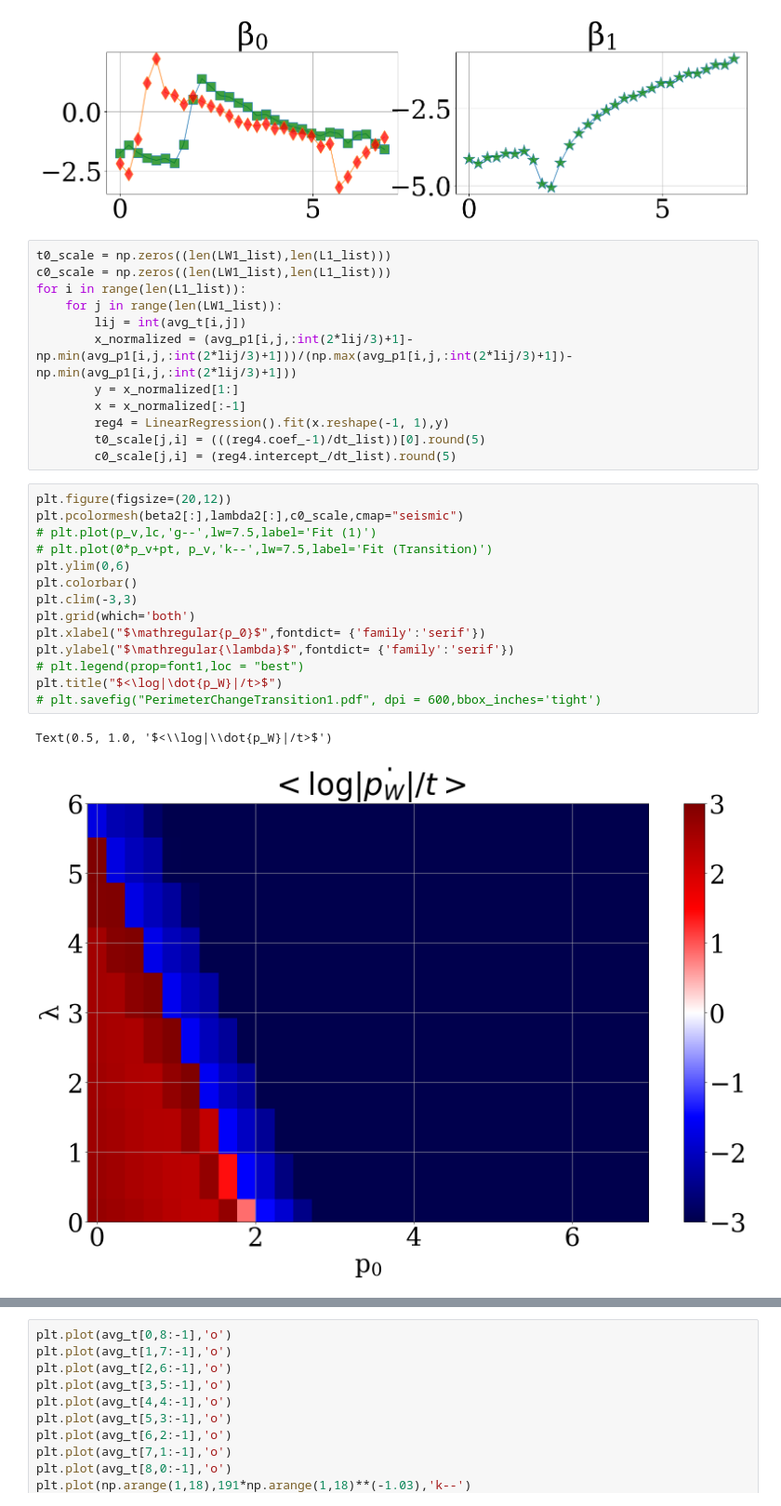
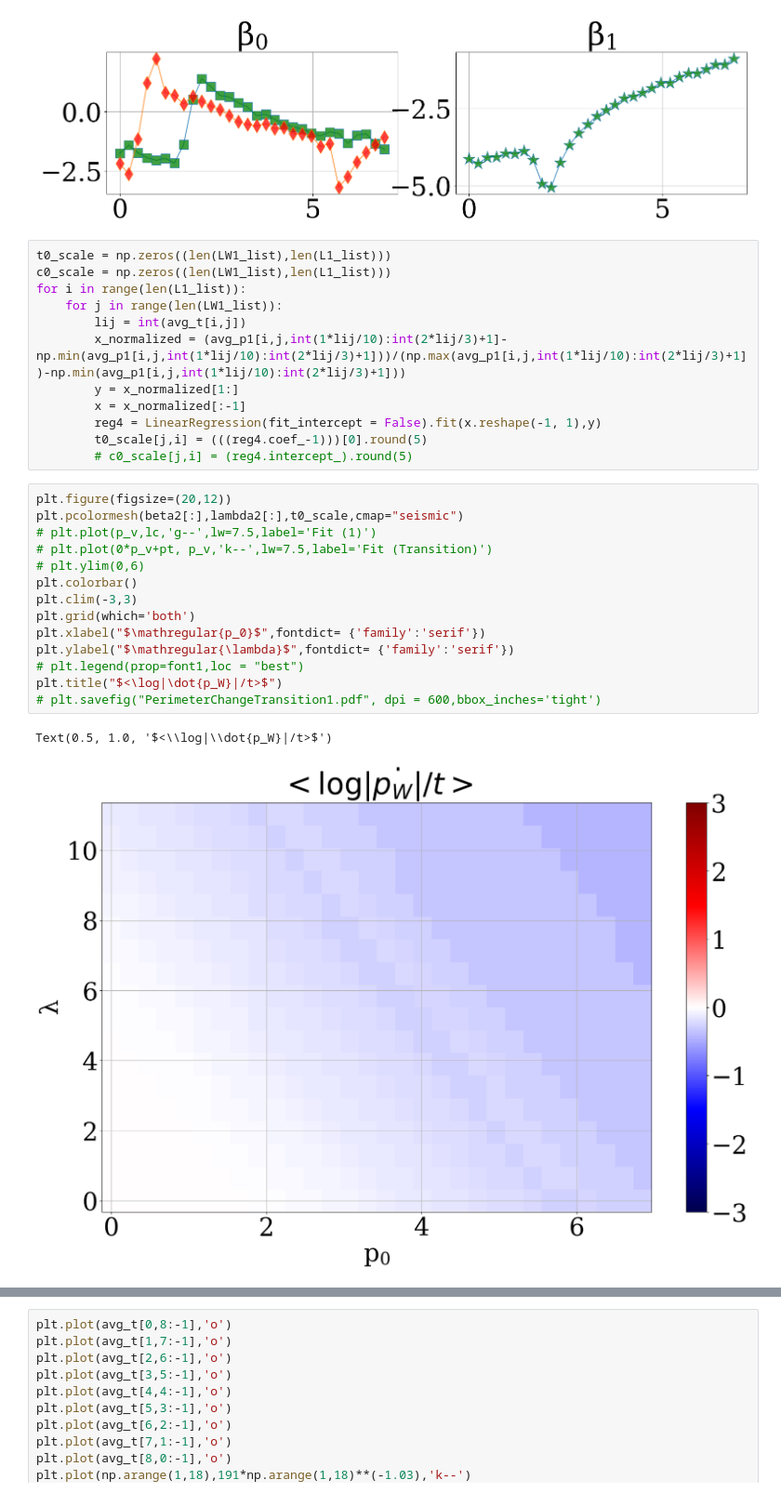
Before and after one commit to rafaelalmada240/tissuemodel101, a Jupyter notebook: model108/AnalyzeClosureLambdaBetaTrajectory.ipynb, the cells around one changed output, grey strips where cells are left out. Shown at 93% size. Saved outputs shown, nothing was run; the diff lists cells and outputs as text.

```diff
--- a/model108/AnalyzeClosureLambdaBetaTrajectory.ipynb
+++ b/model108/AnalyzeClosureLambdaBetaTrajectory.ipynb
@@ -248,26 +249,26 @@ c0_scale = np.zeros((len(LW1_list),len(L1_list)))
 for i in range(len(L1_list)):
     for j in range(len(LW1_list)):
         lij = int(avg_t[i,j])
-        x_normalized = (avg_p1[i,j,:int(2*lij/3)+1]-np.min(avg_p1[i,j,:int(2*lij/3)+1]))/(np.max(avg_p1[i,j,:int(2*lij/3)+1])-np.min(avg_p1[i,j,:int(2*lij/3)+1]))
+        x_normalized = (avg_p1[i,j,int(1*lij/10):int(2*lij/3)+1]-np.min(avg_p1[i,j,int(1*lij/10):int(2*lij/3)+1]))/(np.max(avg_p1[i,j,int(1*lij/10):int(2*lij/3)+1])-np.min(avg_p1[i,j,int(1*lij/10):int(2*lij/3)+1]))
         y = x_normalized[1:]
         x = x_normalized[:-1]
-        reg4 = LinearRegression().fit(x.reshape(-1, 1),y)
-        t0_scale[j,i] = (((reg4.coef_-1)/dt_list))[0].round(5)
-        c0_scale[j,i] = (reg4.intercept_/dt_list).round(5)
+        reg4 = LinearRegression(fit_intercept = False).fit(x.reshape(-1, 1),y)
+        t0_scale[j,i] = (((reg4.coef_-1)))[0].round(5)
+        # c0_scale[j,i] = (reg4.intercept_).round(5)
 # %%
 plt.figure(figsize=(20,12))
-plt.pcolormesh(beta2[:],lambda2[:],c0_scale,cmap="seismic")
+plt.pcolormesh(beta2[:],lambda2[:],t0_scale,cmap="seismic")
 # plt.plot(p_v,lc,'g--',lw=7.5,label='Fit (1)')
 # plt.plot(0*p_v+pt, p_v,'k--',lw=7.5,label='Fit (Transition)')
-plt.ylim(0,6)
+# plt.ylim(0,6)
 plt.colorbar()
 plt.clim(-3,3)
 plt.grid(which='both')
 plt.xlabel("$\mathregular{p_0}$",fontdict= {'family':'serif'})
 plt.ylabel("$\mathregular{\lambda}$",fontdict= {'family':'serif'})
 # plt.legend(prop=font1,loc = "best")
 plt.title("$<\log|\dot{p_W}|/t>$")
 # plt.savefig("PerimeterChangeTransition1.pdf", dpi = 600,bbox_inches='tight')
 # %% [output]
 Text(0.5, 1.0, '$<\\log|\\dot{p_W}|/t>$')
-[figure, old version]
+[figure, new version]
```
Also changed, not shown: parts of 22 cells of this notebook.
